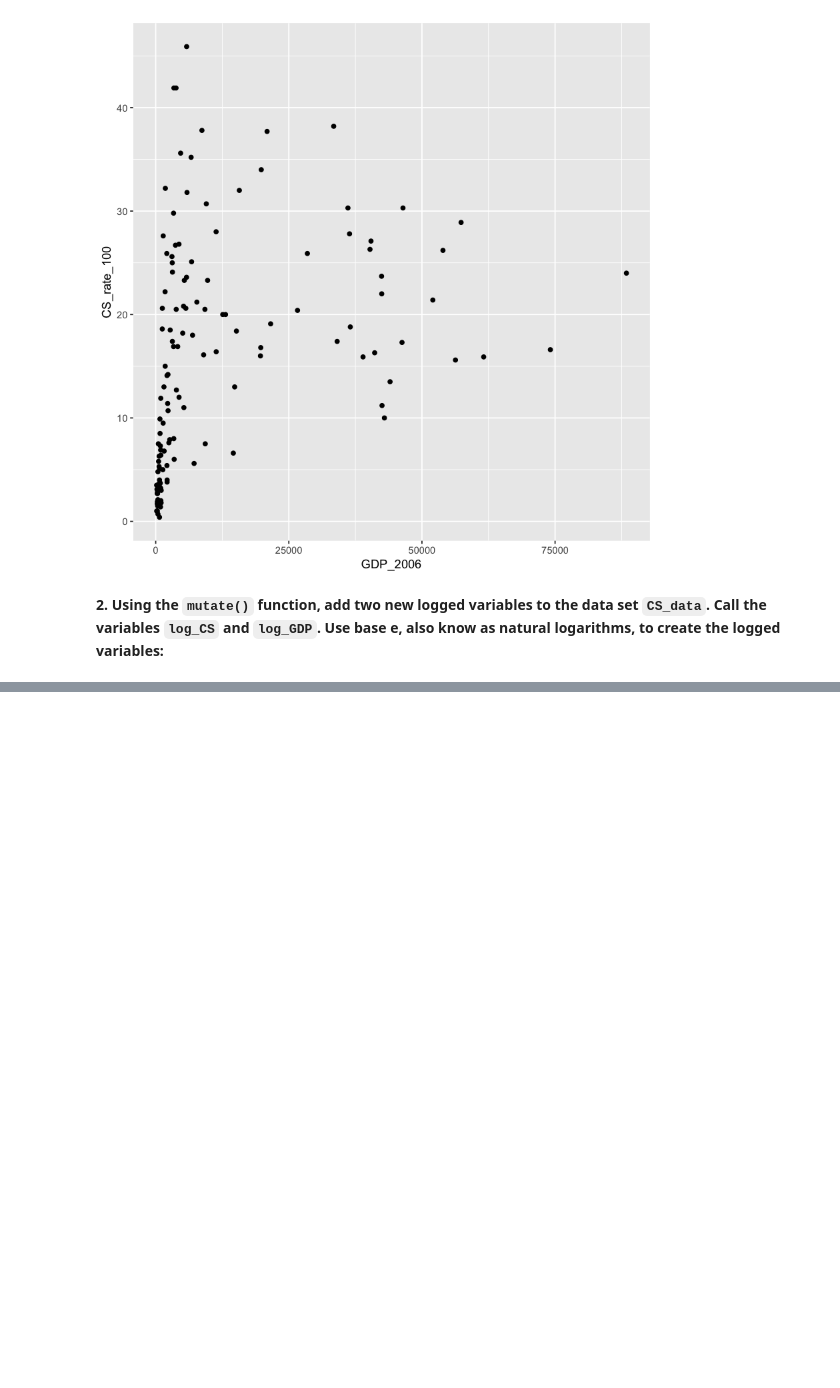
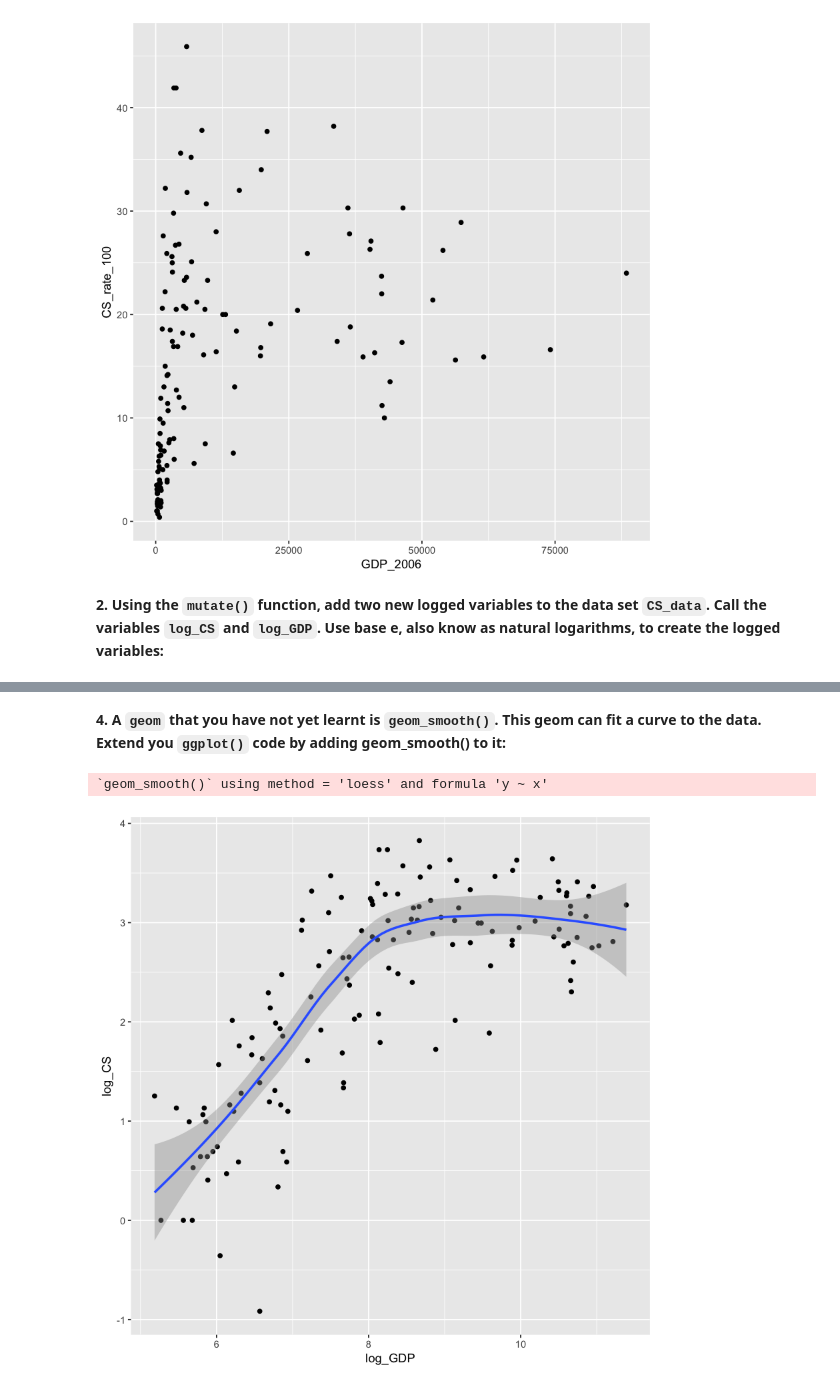
Before and after one commit to palautatan/ph142, a Jupyter notebook: lab-demos/lab-2/lab-2.ipynb, the cells around one changed output, grey strips where cells are left out. Drawn from its saved outputs; the diff is of its cells as text; code cells hidden in the pictures; blank space fills up the shorter version.

```diff
--- a/lab-demos/lab-2/lab-2.ipynb
+++ b/lab-demos/lab-2/lab-2.ipynb
@@ -94,0 +92,8 @@ CS_data %>% mutate(log_CS=log(CS_rate_100),
+# %% [markdown]
+**4. A `geom` that you have not yet learnt is `geom_smooth()`. This geom can fit
+a curve to the data. Extend you `ggplot()` code by adding geom_smooth() to it:**
+# %%
+ggplot(CS_data, aes(x=log_GDP, y=log_CS)) + geom_point() + geom_smooth()
+# %% [output]
+`geom_smooth()` using method = 'loess' and formula 'y ~ x'
+[figure, added]
```
Also changed, not shown: parts of 22 cells of this notebook, 14 other files.
